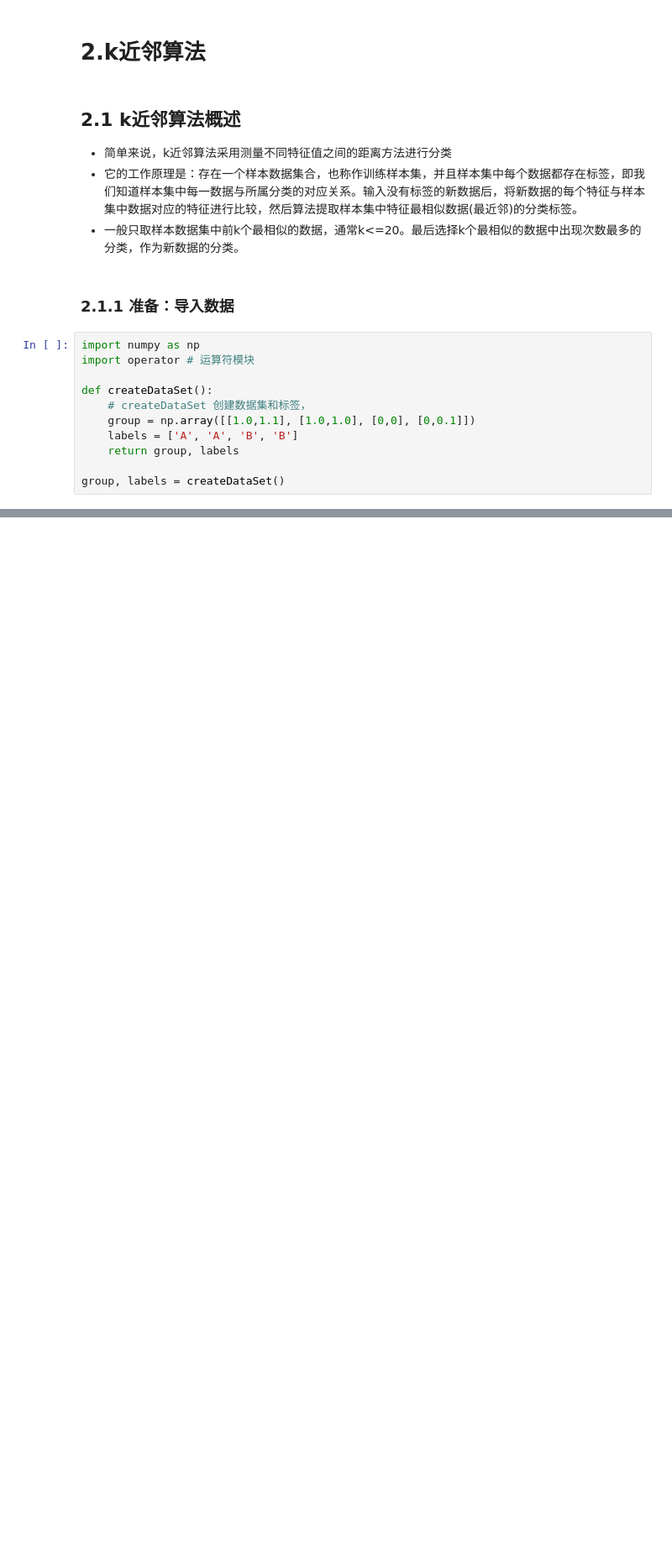
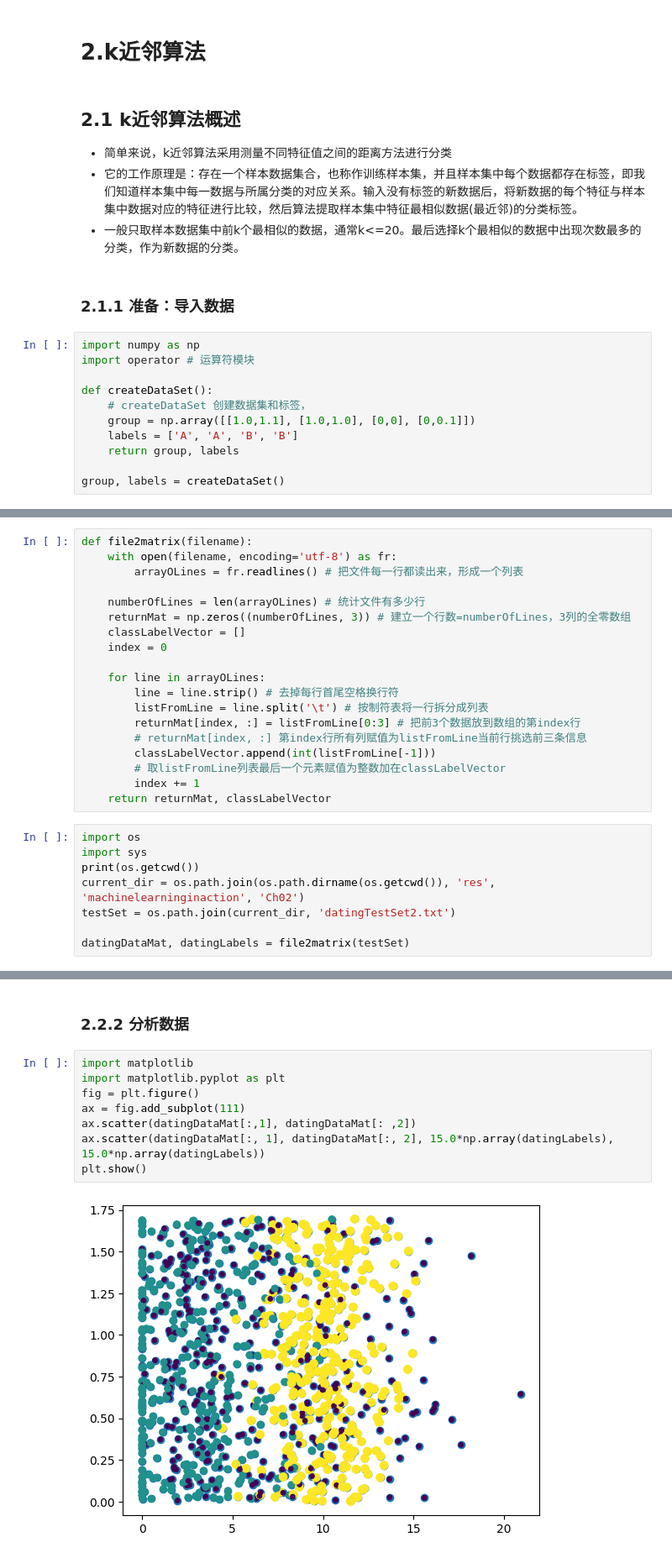
Before and after one commit to MrDjason/self-test-improvement, a Jupyter notebook: Machine_Learning/Machine_Learning_in_Action/k-近邻算法(knn).ipynb, the cells around one changed output, grey strips where cells are left out. Shown at 84% size. Saved outputs shown, nothing was run; the diff lists cells and outputs as text; blank space fills up the shorter version.

```diff
--- a/Machine_Learning/Machine_Learning_in_Action/k-近邻算法(knn).ipynb
+++ b/Machine_Learning/Machine_Learning_in_Action/k-近邻算法(knn).ipynb
@@ -28,0 +104,27 @@ print(group, labels, sep='\n')
+# %%
+def file2matrix(filename):
+    with open(filename, encoding='utf-8') as fr:
+        arrayOLines = fr.readlines() # 把文件每一行都读出来，形成一个列表
+
+    numberOfLines = len(arrayOLines) # 统计文件有多少行
+    returnMat = np.zeros((numberOfLines, 3)) # 建立一个行数=numberOfLines，3列的全零数组
+    classLabelVector = []
+    index = 0
+
+    for line in arrayOLines:
+        line = line.strip() # 去掉每行首尾空格换行符
+        listFromLine = line.split('\t') # 按制符表将一行拆分成列表
+        returnMat[index, :] = listFromLine[0:3] # 把前3个数据放到数组的第index行
+        # returnMat[index, :] 第index行所有列赋值为listFromLine当前行挑选前三条信息
+        classLabelVector.append(int(listFromLine[-1]))
+        # 取listFromLine列表最后一个元素赋值为整数加在classLabelVector
+        index += 1
+    return returnMat, classLabelVector
+# %%
+import os
+import sys
+print(os.getcwd())
+current_dir = os.path.join(os.path.dirname(os.getcwd()), 'res', 'machinelearninginaction', 'Ch02')
+testSet = os.path.join(current_dir, 'datingTestSet2.txt')
+
+datingDataMat, datingLabels = file2matrix(testSet)
@@ -28,0 +147,12 @@ print(group, labels, sep='\n')
+# %% [markdown]
+### 2.2.2 分析数据
+# %%
+import matplotlib
+import matplotlib.pyplot as plt
+fig = plt.figure()
+ax = fig.add_subplot(111)
+ax.scatter(datingDataMat[:,1], datingDataMat[: ,2])
+ax.scatter(datingDataMat[:, 1], datingDataMat[:, 2], 15.0*np.array(datingLabels), 15.0*np.array(datingLabels))
+plt.show()
+# %% [output]
+[figure, added]
```
Also changed, not shown: parts of 19 cells of this notebook, 6 other files.
